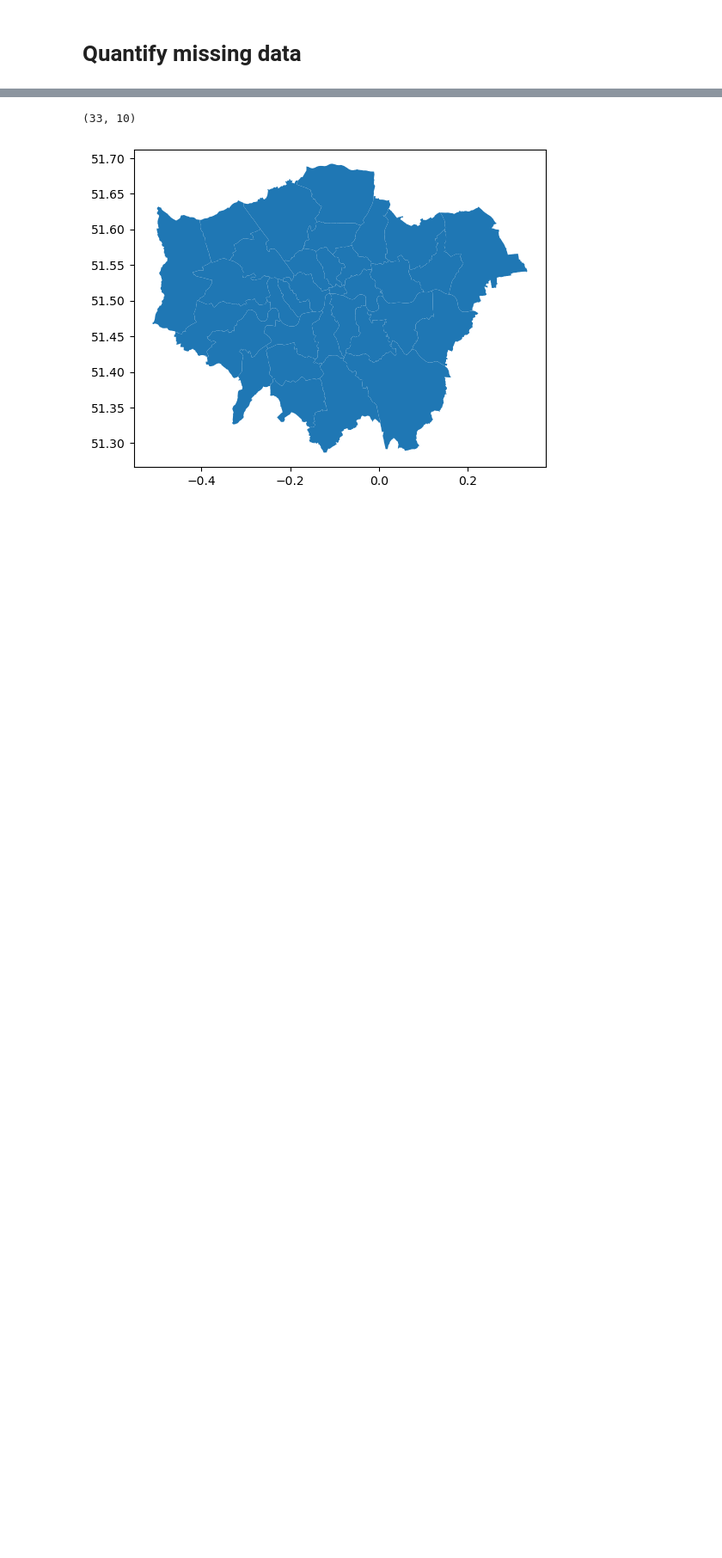
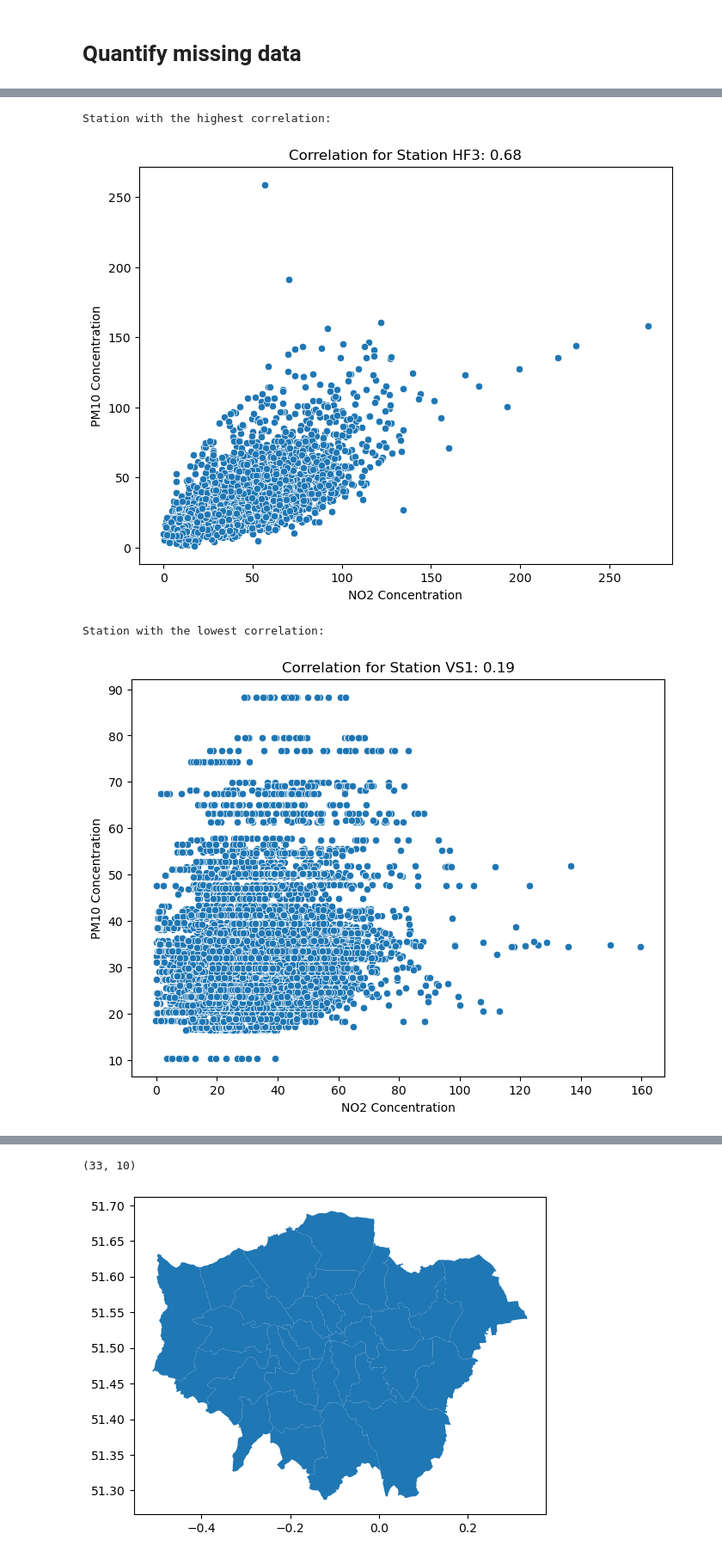
Before and after one commit to michellewl/AQ-graph-prop, a Jupyter notebook: intro_to_problem.ipynb, the cells around one changed output, grey strips where cells are left out. Shown: that part at 86% size. Saved outputs shown, nothing was run; the diff lists cells and outputs as text; code cells hidden in the pictures; blank space fills up the shorter version.

```diff
--- a/intro_to_problem.ipynb
+++ b/intro_to_problem.ipynb
@@ -127,0 +239,35 @@ Length: 202, dtype: float64
+# %%
+def plot_correlation_for_station(station_code, no2_df, pm10_df):
+    # Step 1: Extract data for one station
+    no2_station = no2_df[station_code]
+    pm10_station = pm10_df[station_code]
+
+    # Step 2: Create a merged dataframe for the specific station
+    merged_station_df = pd.concat([no2_station, pm10_station], axis=1, keys=['NO2', 'PM10'])
+
+    # Step 3: Drop rows with missing values
+    merged_station_df = merged_station_df.dropna()
+
+    # Step 4: Calculate correlation
+    correlation = merged_station_df.corr().iloc[0, 1]
+
+    # Step 5: Plot the data
+    plt.figure(figsize=(8, 6))
+    sns.scatterplot(x='NO2', y='PM10', data=merged_station_df)
+    plt.title(f'Correlation for Station {station_code}: {correlation:.2f}')
+    plt.xlabel('NO2 Concentration')
+    plt.ylabel('PM10 Concentration')
+    plt.show()
+# %%
+print("Station with the highest correlation:")
+station = correlation_results.head(1)['Station'].values[0]
+plot_correlation_for_station(station, no2_df, pm10_df)
+
+print("Station with the lowest correlation:")
+station= correlation_results.tail(1)['Station'].values[0]
+plot_correlation_for_station(station, no2_df, pm10_df)
+# %% [output]
+Station with the highest correlation:
+[figure, added]
+Station with the lowest correlation:
+[figure, added]
```
Also changed, not shown: parts of 17 cells of this notebook.
